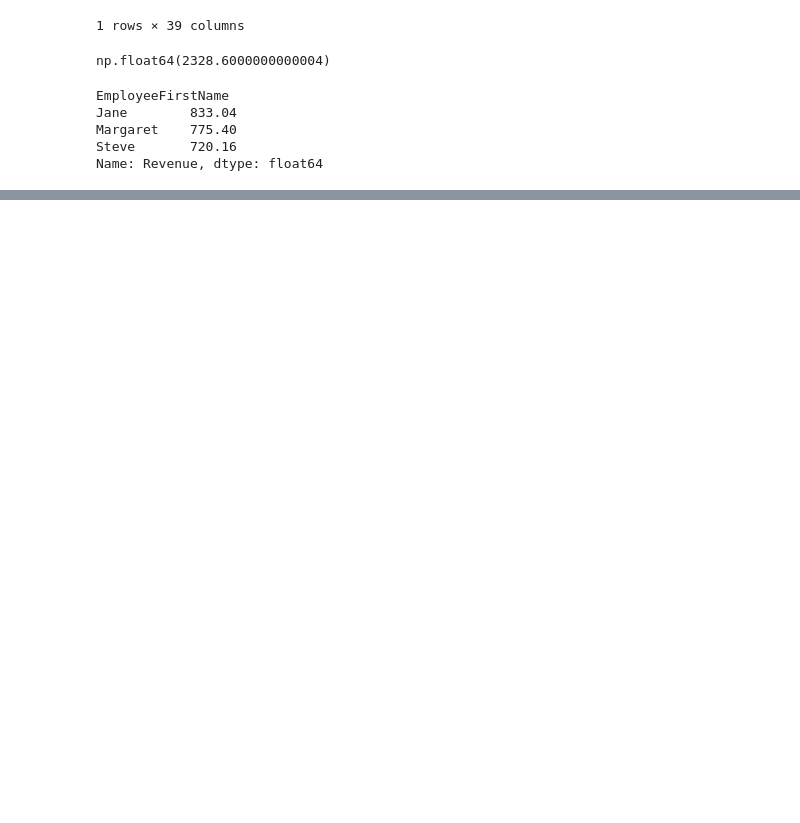
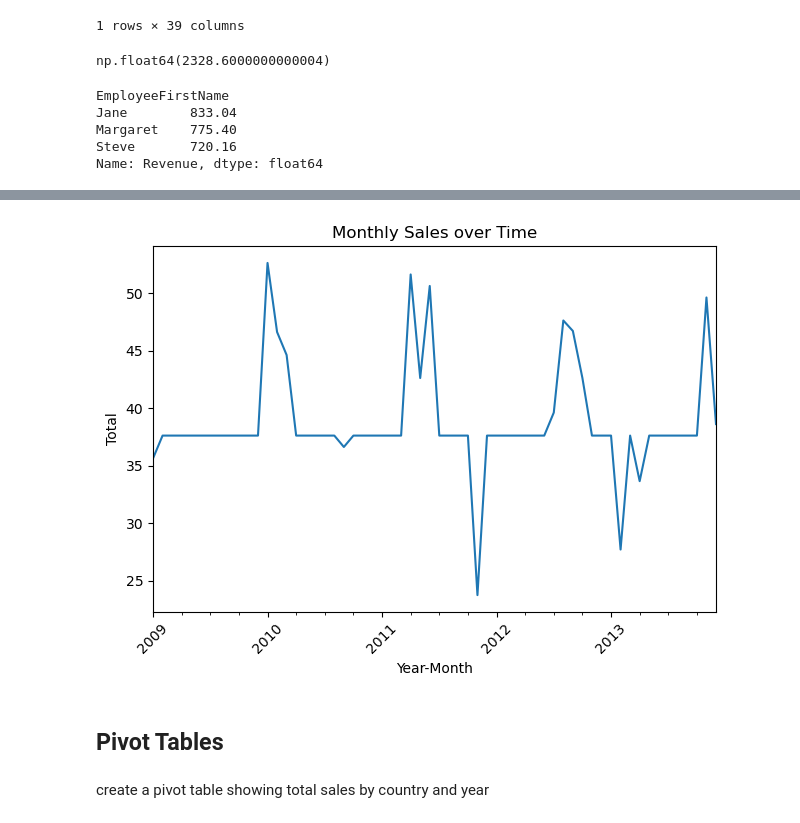
Before and after one commit to olaoluwaoyebola/PORA-Data-Science, a Jupyter notebook: Python/practical_class.ipynb, the cells around one changed output, grey strips where cells are left out. Saved outputs shown, nothing was run; the diff lists cells and outputs as text; code cells hidden in the pictures; blank space fills up the shorter version.

```diff
--- a/Python/practical_class.ipynb
+++ b/Python/practical_class.ipynb
@@ -183,0 +218,14 @@ Employee_RR.plot(kind = 'bar')
+# %%
+# extract the year and month from invoicedate and analyse monthly sales trend
+
+# coonvert to datetime
+Invoice['InvoiceDate'] = pd.to_datetime(Invoice['InvoiceDate'])
+
+# extract year and month
+Invoice['Year'] = Invoice["InvoiceDate"].dt.year
+Invoice['Month'] = Invoice["InvoiceDate"].dt.month
+Invoice['YearMonth'] = Invoice["InvoiceDate"].dt.to_period('M')
+
+# group by year month
+monthly_sales = Invoice.groupby("YearMonth")["Total"].sum().reset_index()
+monthly_sales
@@ -183,0 +250,19 @@ Employee_RR.plot(kind = 'bar')
+# %%
+ax = monthly_sales.plot(
+    x = "YearMonth",
+    y = "Total",
+    title = "Monthly Sales over Time",
+    legend = False
+)
+
+ax.set_xlabel("Year-Month")
+ax.set_ylabel("Total")
+plt.xticks(rotation = 45)
+plt.tight_layout()
+plt.show()
+# %% [output]
+[figure, added]
+# %% [markdown]
+## Pivot Tables
+# %% [markdown]
+create a pivot table showing total sales by country and year
```
Also changed, not shown: parts of 11 cells of this notebook.
